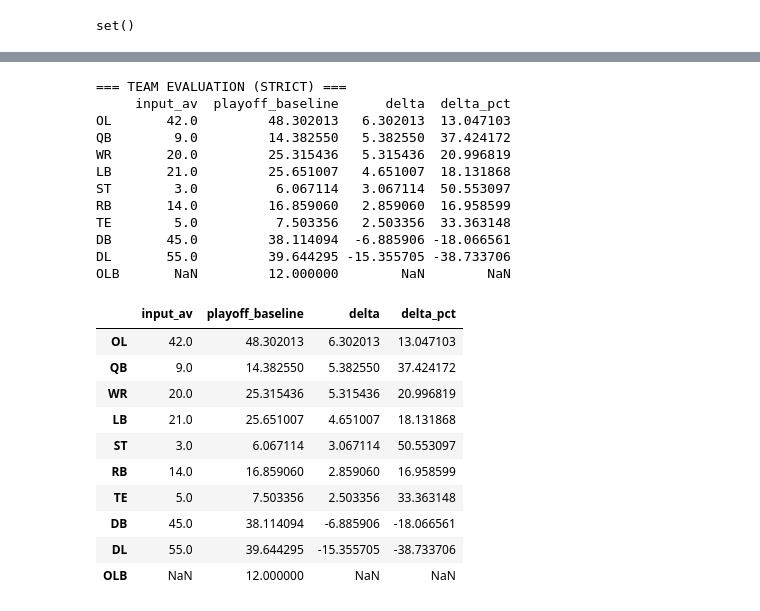
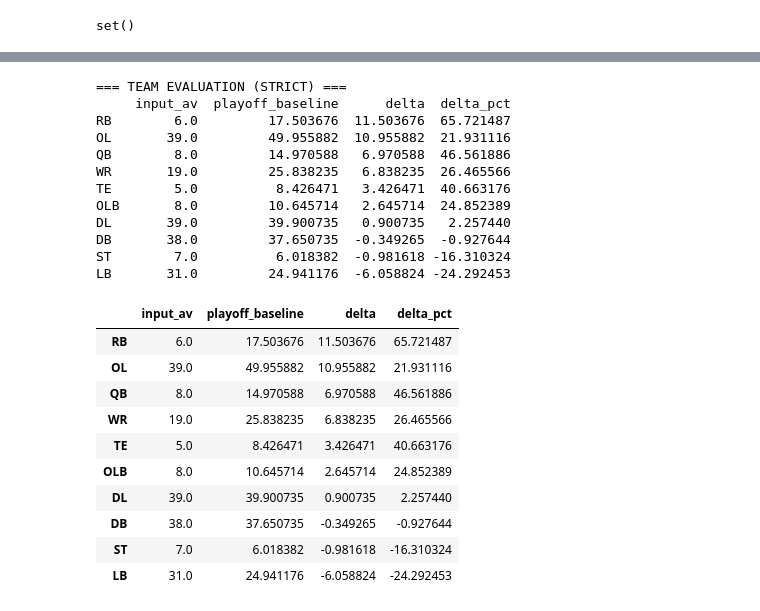
Before and after one commit to ShaneESchwartz/NFL-Team-Builder-Tool, a Jupyter notebook: TeamBuilder.ipynb, the cells around one changed output, grey strips where cells are left out. Drawn from its saved outputs; the diff is of its cells as text; code cells hidden in the pictures.

```diff
--- a/TeamBuilder.ipynb
+++ b/TeamBuilder.ipynb
@@ -499,7 +515,7 @@ def compare_teams(df, team1, team2):
 # %%
 pfr_all = pfr_all[~pfr_all["nfl"].isin(["JAC", "OAK", "SD", "STL"])]
 # %%
-pfr_all = pfr_all.merge(seasons, left_on=['pfr', 'season'], right_on=['team', 'season'], how='left')
+pfr_all = pfr_all.merge(seasons, left_on=['nfl', 'season'], right_on=['team', 'season'], how='left')
 # %%
 av = pfr_all.copy()
 av_full = av.copy()
@@ -927,7 +943,7 @@ def evaluate_team_strict(
 
     elif team is not None and season is not None:
         row = team_data_strict[
-            (team_data_strict["team"] == team) &
+            (team_data_strict["nfl"] == team) &
             (team_data_strict["season"] == season)
         ]
 
@@ -966,43 +982,43 @@ def evaluate_team_strict(
     return result
 # %%
 av = pfr_all.copy()
-av_strict_test = pd.DataFrame(av.groupby(['season', 'team', 'strict_grouping'])['av'].sum().reset_index())
+av_strict_test = pd.DataFrame(av.groupby(['season', 'nfl', 'strict_grouping'])['av'].sum().reset_index())
 av_team_strict_wide_test = (
     av_strict_test
-    .pivot(index=["season", "team"], columns="strict_grouping", values="av")
+    .pivot(index=["season", "nfl"], columns="strict_grouping", values="av")
     .reset_index()
 )
 # %%
 evaluate_team_strict(
     playoff_means_strict,
     av_team_strict_wide_test,
-    team="NYJ",
-    season=2010
+    team="BAL",
+    season=2013
 )
 # %% [output]
 === TEAM EVALUATION (STRICT) ===
      input_av  playoff_baseline      delta  delta_pct
-OL       42.0         48.302013   6.302013  13.047103
-QB        9.0         14.382550   5.382550  37.424172
-WR       20.0         25.315436   5.315436  20.996819
-LB       21.0         25.651007   4.651007  18.131868
-ST        3.0          6.067114   3.067114  50.553097
-RB       14.0         16.859060   2.859060  16.958599
-TE        5.0          7.503356   2.503356  33.363148
-DB       45.0         38.114094  -6.885906 -18.066561
-DL       55.0         39.644295 -15.355705 -38.733706
-OLB       NaN         12.000000        NaN        NaN
+RB        6.0         17.503676  11.503676  65.721487
+OL       39.0         49.955882  10.955882  21.931116
+QB        8.0         14.970588   6.970588  46.561886
+WR       19.0         25.838235   6.838235  26.465566
+TE        5.0          8.426471   3.426471  40.663176
+OLB       8.0         10.645714   2.645714  24.852389
+DL       39.0         39.900735   0.900735   2.257440
+DB       38.0         37.650735  -0.349265  -0.927644
+ST        7.0          6.018382  -0.981618 -16.310324
+LB       31.0         24.941176  -6.058824 -24.292453
 |  | input_av | playoff_baseline | delta | delta_pct |
-| OL | 42.0 | 48.302013 | 6.302013 | 13.047103 |
-| QB | 9.0 | 14.382550 | 5.382550 | 37.424172 |
-| WR | 20.0 | 25.315436 | 5.315436 | 20.996819 |
-| LB | 21.0 | 25.651007 | 4.651007 | 18.131868 |
-| ST | 3.0 | 6.067114 | 3.067114 | 50.553097 |
-| RB | 14.0 | 16.859060 | 2.859060 | 16.958599 |
-| TE | 5.0 | 7.503356 | 2.503356 | 33.363148 |
-| DB | 45.0 | 38.114094 | -6.885906 | -18.066561 |
-| DL | 55.0 | 39.644295 | -15.355705 | -38.733706 |
-| OLB | NaN | 12.000000 | NaN | NaN |
+| RB | 6.0 | 17.503676 | 11.503676 | 65.721487 |
+| OL | 39.0 | 49.955882 | 10.955882 | 21.931116 |
+| QB | 8.0 | 14.970588 | 6.970588 | 46.561886 |
+| WR | 19.0 | 25.838235 | 6.838235 | 26.465566 |
+| TE | 5.0 | 8.426471 | 3.426471 | 40.663176 |
+| OLB | 8.0 | 10.645714 | 2.645714 | 24.852389 |
+| DL | 39.0 | 39.900735 | 0.900735 | 2.257440 |
+| DB | 38.0 | 37.650735 | -0.349265 | -0.927644 |
+| ST | 7.0 | 6.018382 | -0.981618 | -16.310324 |
+| LB | 31.0 | 24.941176 | -6.058824 | -24.292453 |
 # %%
 manual = {
     "QB": 12,
```
Also changed, not shown: parts of 13 cells of this notebook, 5 other files.
